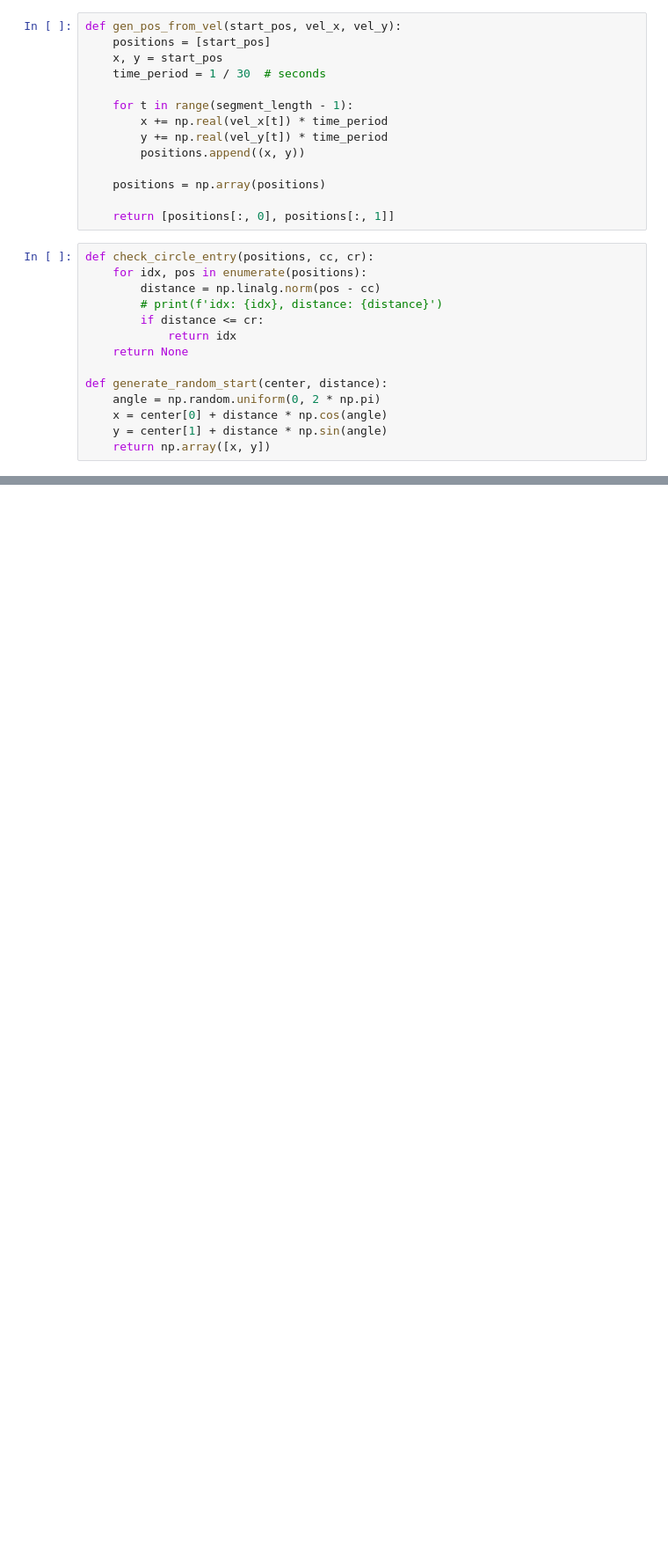
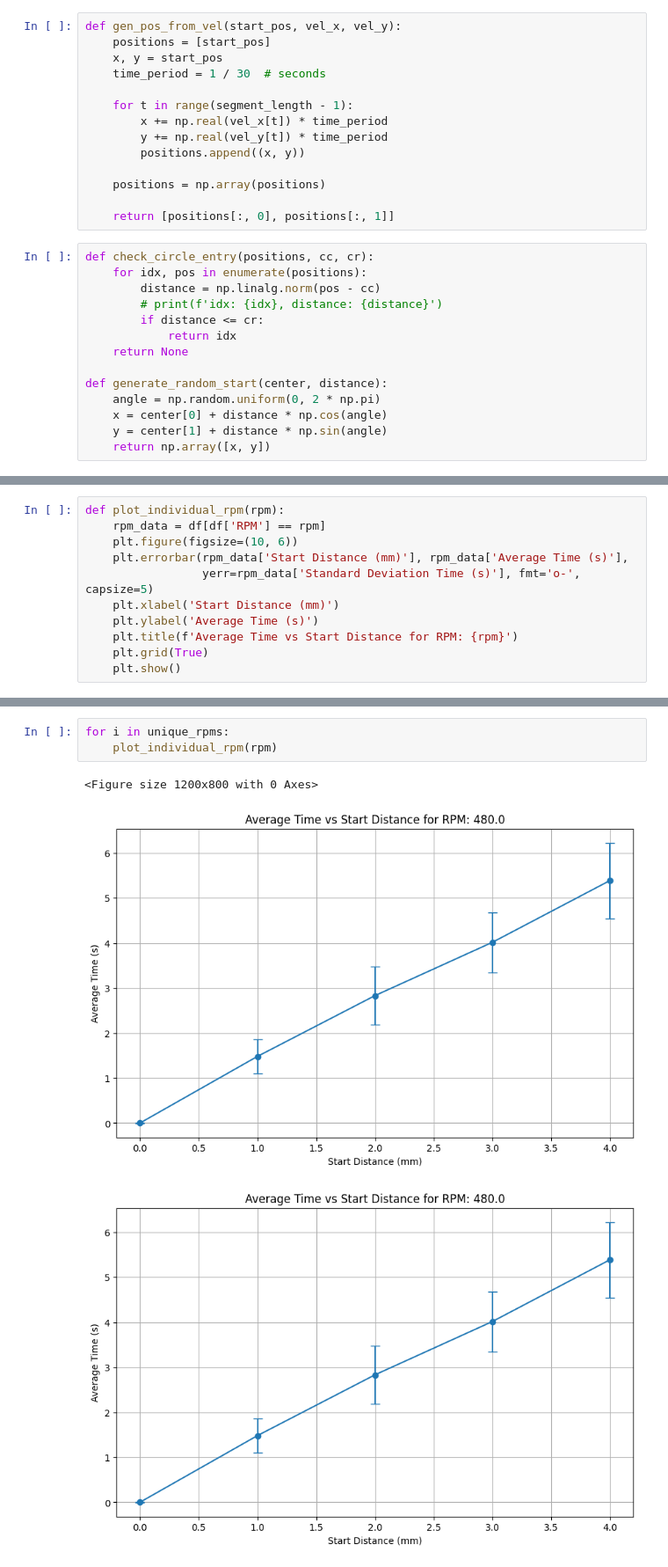
Before and after one commit to l0g1c-80m8/screw-dynamics-sindy, a Jupyter notebook: notebook/simulation-time-results.ipynb, the cells around one changed output, grey strips where cells are left out. Shown at 88% size. Drawn from its saved outputs; the diff is of its cells as text; blank space fills up the shorter version.

```diff
--- a/notebook/simulation-time-results.ipynb
+++ b/notebook/simulation-time-results.ipynb
@@ -204,0 +199,11 @@ pd.DataFrame({
+# %%
+def plot_individual_rpm(rpm):
+    rpm_data = df[df['RPM'] == rpm]
+    plt.figure(figsize=(10, 6))
+    plt.errorbar(rpm_data['Start Distance (mm)'], rpm_data['Average Time (s)'],
+                 yerr=rpm_data['Standard Deviation Time (s)'], fmt='o-', capsize=5)
+    plt.xlabel('Start Distance (mm)')
+    plt.ylabel('Average Time (s)')
+    plt.title(f'Average Time vs Start Distance for RPM: {rpm}')
+    plt.grid(True)
+    plt.show()
@@ -204,0 +218,7 @@ pd.DataFrame({
+# %%
+for i in unique_rpms:
+    plot_individual_rpm(rpm)
+# %% [output]
+<Figure size 1200x800 with 0 Axes>
+[figure, added]
+[figure, added]
```
Also changed, not shown: parts of 7 cells of this notebook.
